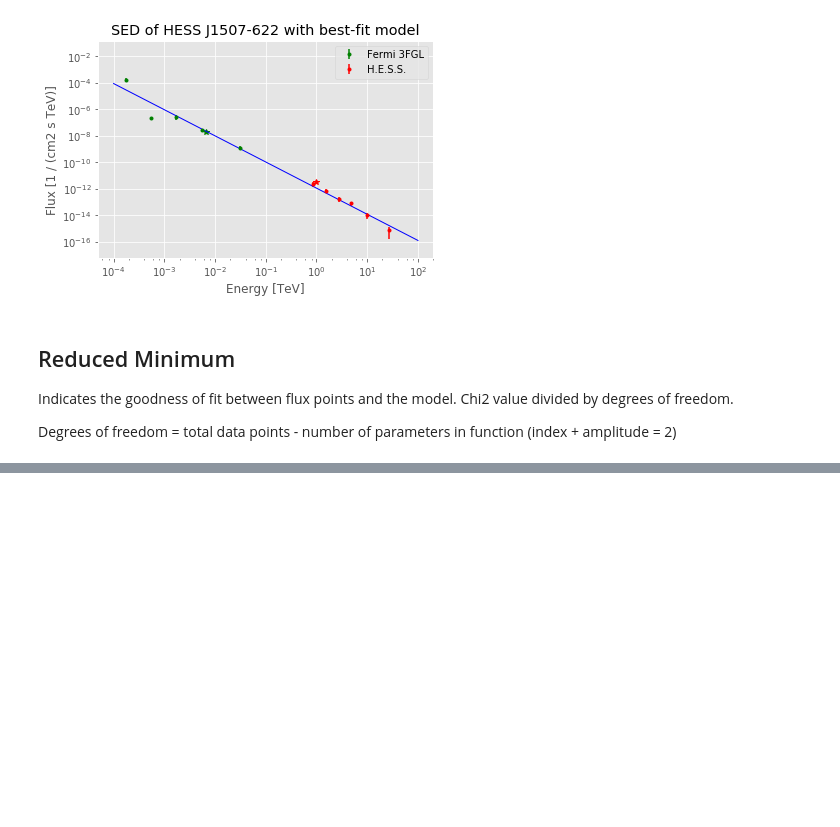
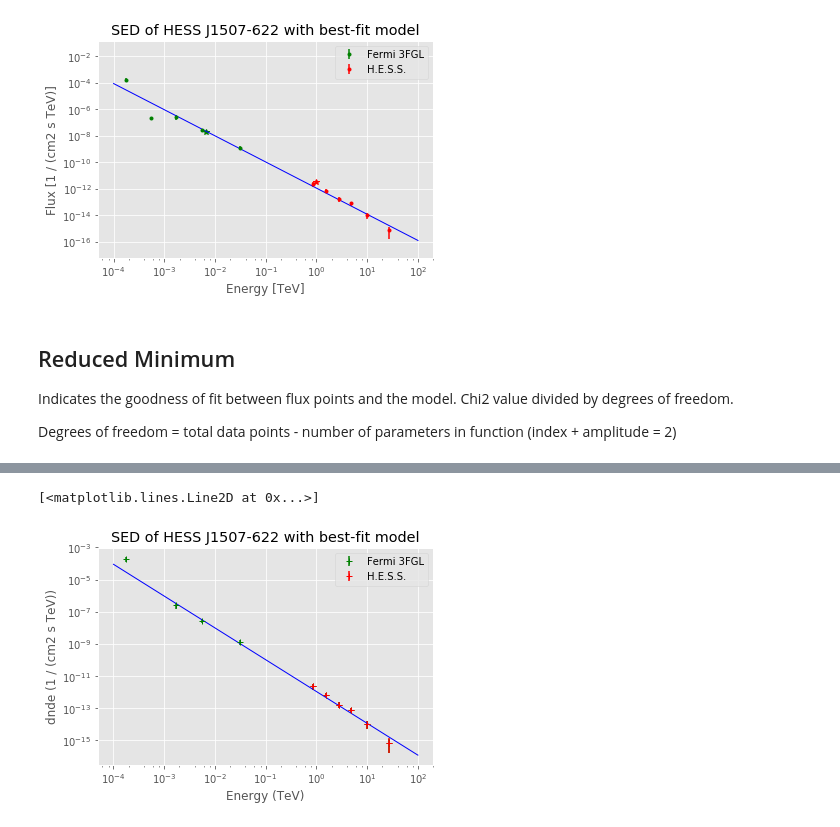
Before and after one commit to vorugantia/scienceresearch11, a Jupyter notebook: notebooks/Analysis/Fermi_H.E.S.S._Combined_Fit.ipynb, the cells around one changed output, grey strips where cells are left out. Drawn from its saved outputs; the diff is of its cells as text; code cells hidden in the pictures; blank space fills up the shorter version.

```diff
--- a/notebooks/Analysis/Fermi_H.E.S.S._Combined_Fit.ipynb
+++ b/notebooks/Analysis/Fermi_H.E.S.S._Combined_Fit.ipynb
@@ -357,0 +375,16 @@ Reduced minimum:  1.8115428415668833
+# %%
+flux_points.plot(color='g')
+source_g.flux_points.plot(color='r')
+
+# source_f.flux_points.plot()
+
+plt.legend(['Fermi 3FGL', 'H.E.S.S.'])
+
+plt.title('SED of HESS J1507-622 with best-fit model')
+
+plt.plot(energy, flux, linewidth=1, color='blue')
+
+# plt.savefig('HESS J1507-622 Combined.png')
+# %% [output]
+[<matplotlib.lines.Line2D at 0x...>]
+[figure, added]
```
Also changed, not shown: parts of 5 cells of this notebook, 8 other files.
